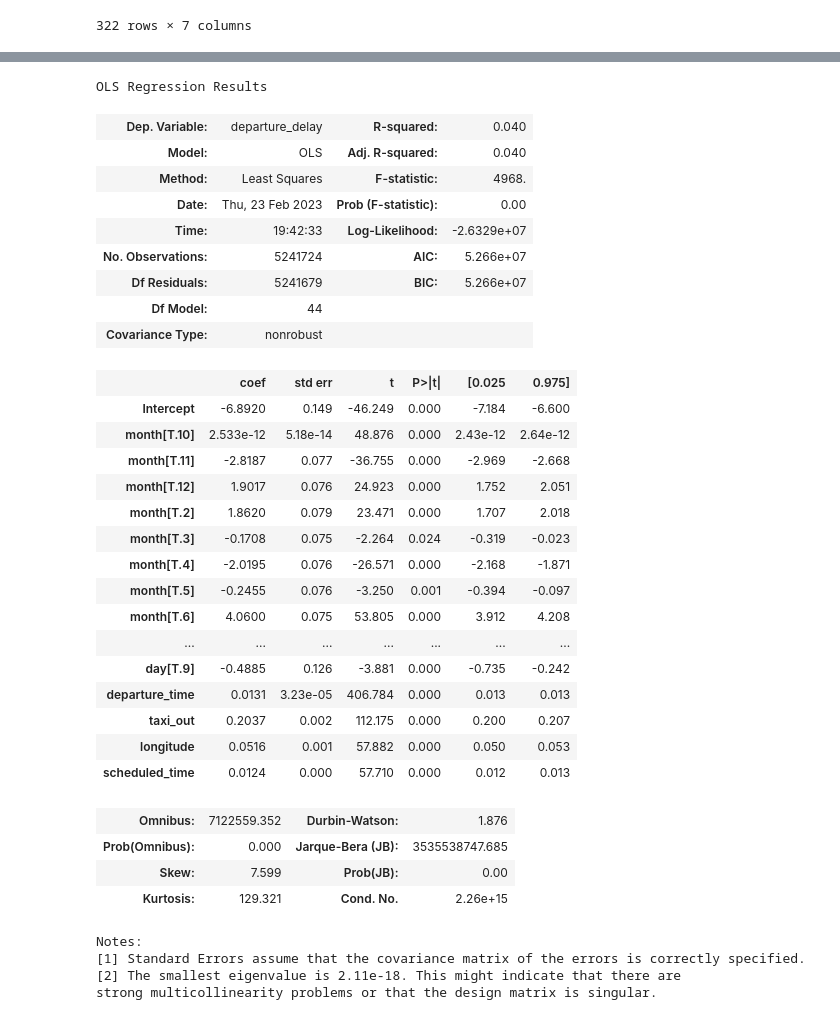
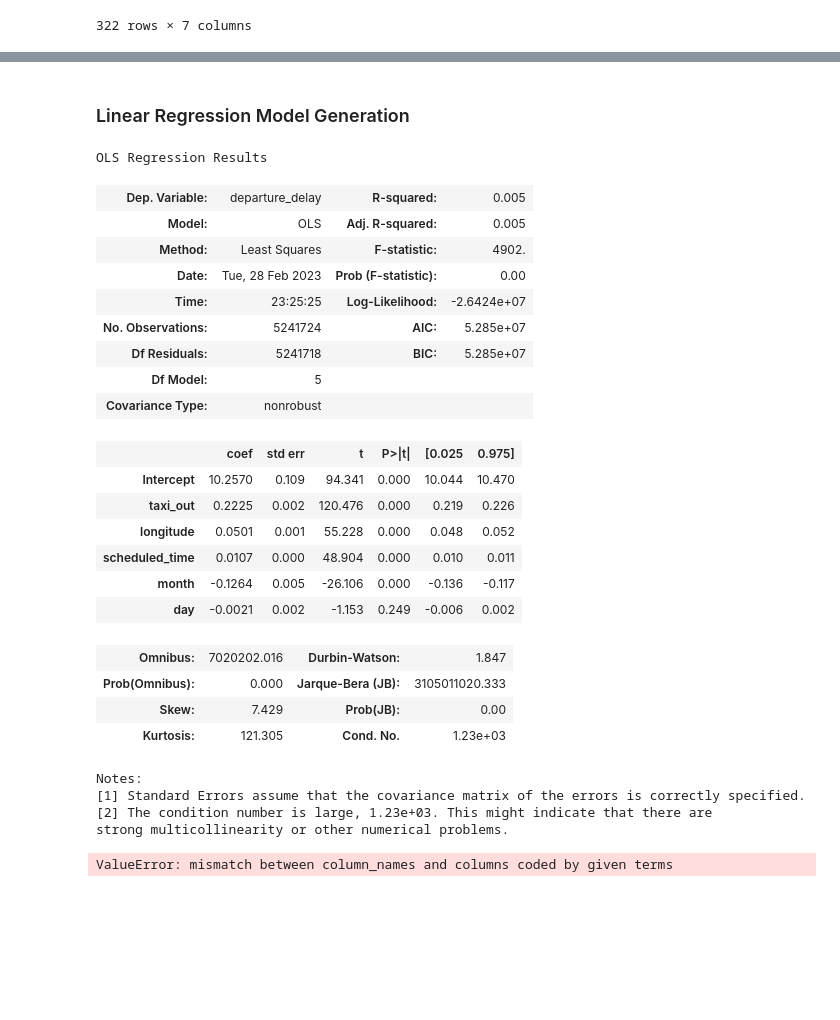
Before and after one commit to bencaterine/ding-ding-ding, a Jupyter notebook: model.ipynb, the cells around one changed output, grey strips where cells are left out. Saved outputs shown, nothing was run; the diff lists cells and outputs as text; code cells hidden in the pictures; blank space fills up the shorter version.

```diff
--- a/model.ipynb
+++ b/model.ipynb
@@ -45,5 +55,3 @@ airports
 flights = pd.read_csv('data/flights.csv')
 flights.columns = flights.columns.str.lower()
 flights = flights.merge(right=airports, how='left', left_on='origin_airport', right_on='iata_code')
-flights.month = flights.month.astype('str')
-flights
@@ -64,3 +57,0 @@ flights
-# %%
-flights.month = flights.month.astype('str')
-flights.day = flights.day.astype('str')
@@ -120,38 +227,36 @@ dtype: float64
+# %% [markdown]
+### Linear Regression Model Generation
 # %%
-model = smf.ols(formula='departure_delay ~ departure_time + taxi_out + longitude + scheduled_time + month + day', data=flights).fit()
+model = smf.ols(formula='departure_delay ~  taxi_out + longitude + scheduled_time + month + day', data=flights).fit()
 model.summary()
 # %% [output]
 OLS Regression Results
-| Dep. Variable: | departure_delay | R-squared: | 0.040 |
-| Model: | OLS | Adj. R-squared: | 0.040 |
-| Method: | Least Squares | F-statistic: | 4968. |
-| Date: | Thu, 23 Feb 2023 | Prob (F-statistic): | 0.00 |
-| Time: | 19:42:33 | Log-Likelihood: | -2.6329e+07 |
-| No. Observations: | 5241724 | AIC: | 5.266e+07 |
-| Df Residuals: | 5241679 | BIC: | 5.266e+07 |
-| Df Model: | 44 |  |  |
+| Dep. Variable: | departure_delay | R-squared: | 0.005 |
+| Model: | OLS | Adj. R-squared: | 0.005 |
+| Method: | Least Squares | F-statistic: | 4902. |
+| Date: | Tue, 28 Feb 2023 | Prob (F-statistic): | 0.00 |
+| Time: | 23:25:25 | Log-Likelihood: | -2.6424e+07 |
+| No. Observations: | 5241724 | AIC: | 5.285e+07 |
+| Df Residuals: | 5241718 | BIC: | 5.285e+07 |
+| Df Model: | 5 |  |  |
 | Covariance Type: | nonrobust |  |  |
 |  | coef | std err | t | P>|t| | [0.025 | 0.975] |
-| Intercept | -6.8920 | 0.149 | -46.249 | 0.000 | -7.184 | -6.600 |
-| month[T.10] | 2.533e-12 | 5.18e-14 | 48.876 | 0.000 | 2.43e-12 | 2.64e-12 |
-| month[T.11] | -2.8187 | 0.077 | -36.755 | 0.000 | -2.969 | -2.668 |
-| month[T.12] | 1.9017 | 0.076 | 24.923 | 0.000 | 1.752 | 2.051 |
-| month[T.2] | 1.8620 | 0.079 | 23.471 | 0.000 | 1.707 | 2.018 |
-| month[T.3] | -0.1708 | 0.075 | -2.264 | 0.024 | -0.319 | -0.023 |
-| month[T.4] | -2.0195 | 0.076 | -26.571 | 0.000 | -2.168 | -1.871 |
-| month[T.5] | -0.2455 | 0.076 | -3.250 | 0.001 | -0.394 | -0.097 |
-| month[T.6] | 4.0600 | 0.075 | 53.805 | 0.000 | 3.912 | 4.208 |
-| ... | ... | ... | ... | ... | ... | ... |
-| day[T.9] | -0.4885 | 0.126 | -3.881 | 0.000 | -0.735 | -0.242 |
-| departure_time | 0.0131 | 3.23e-05 | 406.784 | 0.000 | 0.013 | 0.013 |
-| taxi_out | 0.2037 | 0.002 | 112.175 | 0.000 | 0.200 | 0.207 |
-| longitude | 0.0516 | 0.001 | 57.882 | 0.000 | 0.050 | 0.053 |
-| scheduled_time | 0.0124 | 0.000 | 57.710 | 0.000 | 0.012 | 0.013 |
+| Intercept | 10.2570 | 0.109 | 94.341 | 0.000 | 10.044 | 10.470 |
+| taxi_out | 0.2225 | 0.002 | 120.476 | 0.000 | 0.219 | 0.226 |
+| longitude | 0.0501 | 0.001 | 55.228 | 0.000 | 0.048 | 0.052 |
+| scheduled_time | 0.0107 | 0.000 | 48.904 | 0.000 | 0.010 | 0.011 |
+| month | -0.1264 | 0.005 | -26.106 | 0.000 | -0.136 | -0.117 |
+| day | -0.0021 | 0.002 | -1.153 | 0.249 | -0.006 | 0.002 |
-| Omnibus: | 7122559.352 | Durbin-Watson: | 1.876 |
-| Prob(Omnibus): | 0.000 | Jarque-Bera (JB): | 3535538747.685 |
-| Skew: | 7.599 | Prob(JB): | 0.00 |
-| Kurtosis: | 129.321 | Cond. No. | 2.26e+15 |
+| Omnibus: | 7020202.016 | Durbin-Watson: | 1.847 |
+| Prob(Omnibus): | 0.000 | Jarque-Bera (JB): | 3105011020.333 |
+| Skew: | 7.429 | Prob(JB): | 0.00 |
+| Kurtosis: | 121.305 | Cond. No. | 1.23e+03 |
 Notes:
 [1] Standard Errors assume that the covariance matrix of the errors is correctly specified.
-[2] The smallest eigenvalue is 2.11e-18. This might indicate that there are
-strong multicollinearity problems or that the design matrix is singular.
+[2] The condition number is large, 1.23e+03. This might indicate that there are
+strong multicollinearity or other numerical problems.
+# %%
+model = smf.ols(formula= 'departure_delay ~  month*day + I(taxi_out**2) + taxi_in + I(taxi_in**2) + distance + I(distance**2) + longitude + scheduled_departure + ', data=flights_sample).fit()
+model.summary()
+# %% [output]
+ValueError: mismatch between column_names and columns coded by given terms
```
Also changed, not shown: parts of 24 cells of this notebook.
